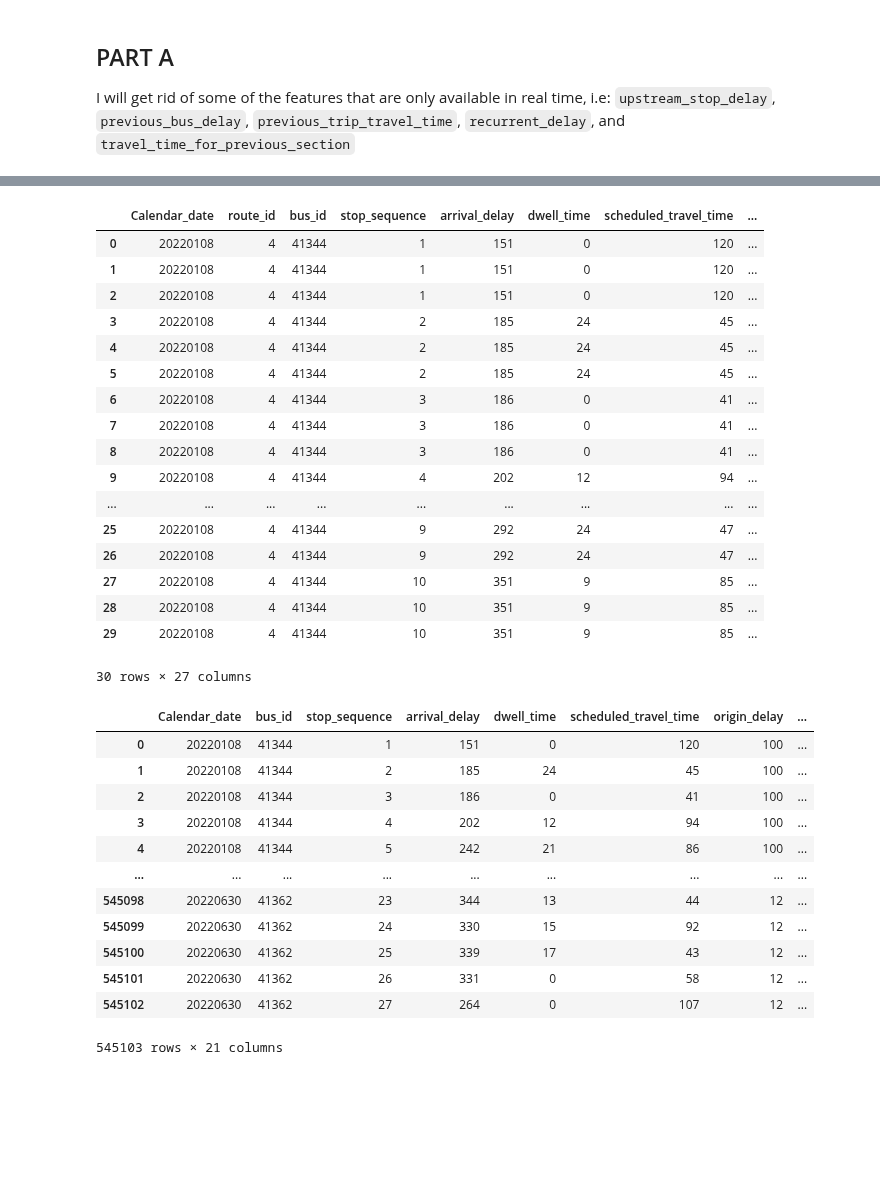
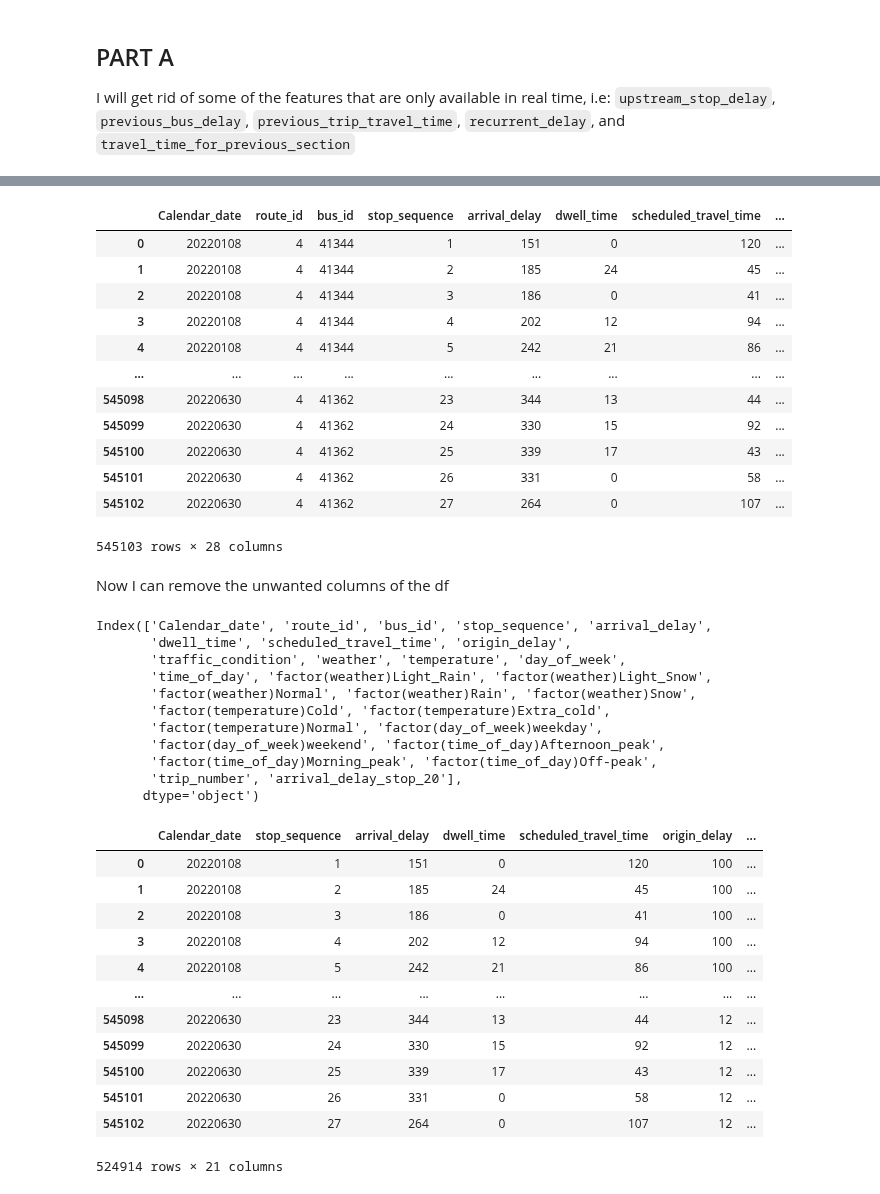
Before and after one commit to Gioalf/AH2179, a Jupyter notebook: project/AIprojectGioAlf.ipynb, the cells around one changed output, grey strips where cells are left out. Cells and saved outputs as stored; diff of their text form; code cells hidden in the pictures; blank space fills up the shorter version.

```diff
--- a/project/AIprojectGioAlf.ipynb
+++ b/project/AIprojectGioAlf.ipynb
@@ -271,46 +246,37 @@ delay_at_stop_20 = dfA_clean[dfA_clean['stop_sequence'] == 20][['Calendar_date',
 delay_at_stop_20 = delay_at_stop_20.rename(columns={'arrival_delay': 'arrival_delay_stop_20'})
 
 # Merge this information back into dfA_clean
-dfA_clean = pd.merge(dfA_clean, delay_at_stop_20, on=['Calendar_date', 'bus_id'], how='left')
+dfA_clean = pd.merge(dfA_clean, delay_at_stop_20, on=['Calendar_date', 'trip_number'], how='left')
 
 # Display the updated DataFrame
-dfA_clean.head(30)
-
-
-# dfA_clean=dfA_clean.drop(['route_id', 'weather', 'temperature', 'day_of_week',
-#        'time_of_day'], axis=1)
+dfA_clean
 # %% [output]
 |  | Calendar_date | route_id | bus_id | stop_sequence | arrival_delay | dwell_time | scheduled_travel_time | ... |
 | 0 | 20220108 | 4 | 41344 | 1 | 151 | 0 | 120 | ... |
-| 1 | 20220108 | 4 | 41344 | 1 | 151 | 0 | 120 | ... |
-| 2 | 20220108 | 4 | 41344 | 1 | 151 | 0 | 120 | ... |
-| 3 | 20220108 | 4 | 41344 | 2 | 185 | 24 | 45 | ... |
-| 4 | 20220108 | 4 | 41344 | 2 | 185 | 24 | 45 | ... |
-| 5 | 20220108 | 4 | 41344 | 2 | 185 | 24 | 45 | ... |
-| 6 | 20220108 | 4 | 41344 | 3 | 186 | 0 | 41 | ... |
-| 7 | 20220108 | 4 | 41344 | 3 | 186 | 0 | 41 | ... |
-| 8 | 20220108 | 4 | 41344 | 3 | 186 | 0 | 41 | ... |
-| 9 | 20220108 | 4 | 41344 | 4 | 202 | 12 | 94 | ... |
+| 1 | 20220108 | 4 | 41344 | 2 | 185 | 24 | 45 | ... |
+| 2 | 20220108 | 4 | 41344 | 3 | 186 | 0 | 41 | ... |
+| 3 | 20220108 | 4 | 41344 | 4 | 202 | 12 | 94 | ... |
+| 4 | 20220108 | 4 | 41344 | 5 | 242 | 21 | 86 | ... |
 | ... | ... | ... | ... | ... | ... | ... | ... | ... |
-| 25 | 20220108 | 4 | 41344 | 9 | 292 | 24 | 47 | ... |
-| 26 | 20220108 | 4 | 41344 | 9 | 292 | 24 | 47 | ... |
-| 27 | 20220108 | 4 | 41344 | 10 | 351 | 9 | 85 | ... |
-| 28 | 20220108 | 4 | 41344 | 10 | 351 | 9 | 85 | ... |
-| 29 | 20220108 | 4 | 41344 | 10 | 351 | 9 | 85 | ... |
+| 545098 | 20220630 | 4 | 41362 | 23 | 344 | 13 | 44 | ... |
+| 545099 | 20220630 | 4 | 41362 | 24 | 330 | 15 | 92 | ... |
+| 545100 | 20220630 | 4 | 41362 | 25 | 339 | 17 | 43 | ... |
+| 545101 | 20220630 | 4 | 41362 | 26 | 331 | 0 | 58 | ... |
+| 545102 | 20220630 | 4 | 41362 | 27 | 264 | 0 | 107 | ... |
-30 rows × 27 columns
+545103 rows × 28 columns
+# %% [markdown]
+Now I can remove the unwanted columns of the df
 # %%
-dfA_clean
+dfA_clean.columns
 # %% [output]
-|  | Calendar_date | bus_id | stop_sequence | arrival_delay | dwell_time | scheduled_travel_time | origin_delay | ... |
-| 0 | 20220108 | 41344 | 1 | 151 | 0 | 120 | 100 | ... |
-| 1 | 20220108 | 41344 | 2 | 185 | 24 | 45 | 100 | ... |
-| 2 | 20220108 | 41344 | 3 | 186 | 0 | 41 | 100 | ... |
-| 3 | 20220108 | 41344 | 4 | 202 | 12 | 94 | 100 | ... |
-| 4 | 20220108 | 41344 | 5 | 242 | 21 | 86 | 100 | ... |
-| ... | ... | ... | ... | ... | ... | ... | ... | ... |
-| 545098 | 20220630 | 41362 | 23 | 344 | 13 | 44 | 12 | ... |
-| 545099 | 20220630 | 41362 | 24 | 330 | 15 | 92 | 12 | ... |
-| 545100 | 20220630 | 41362 | 25 | 339 | 17 | 43 | 12 | ... |
-| 545101 | 20220630 | 41362 | 26 | 331 | 0 | 58 | 12 | ... |
-| 545102 | 20220630 | 41362 | 27 | 264 | 0 | 107 | 12 | ... |
-545103 rows × 21 columns
+Index(['Calendar_date', 'route_id', 'bus_id', 'stop_sequence', 'arrival_delay',
+       'dwell_time', 'scheduled_travel_time', 'origin_delay',
+       'traffic_condition', 'weather', 'temperature', 'day_of_week',
+       'time_of_day', 'factor(weather)Light_Rain', 'factor(weather)Light_Snow',
+       'factor(weather)Normal', 'factor(weather)Rain', 'factor(weather)Snow',
+       'factor(temperature)Cold', 'factor(temperature)Extra_cold',
+       'factor(temperature)Normal', 'factor(day_of_week)weekday',
+       'factor(day_of_week)weekend', 'factor(time_of_day)Afternoon_peak',
+       'factor(time_of_day)Morning_peak', 'factor(time_of_day)Off-peak',
+       'trip_number', 'arrival_delay_stop_20'],
+      dtype='object')
@@ -316,0 +289,16 @@ dfA_clean
+# %%
+dfA_model1
+# %% [output]
+|  | Calendar_date | stop_sequence | arrival_delay | dwell_time | scheduled_travel_time | origin_delay | ... |
+| 0 | 20220108 | 1 | 151 | 0 | 120 | 100 | ... |
+| 1 | 20220108 | 2 | 185 | 24 | 45 | 100 | ... |
+| 2 | 20220108 | 3 | 186 | 0 | 41 | 100 | ... |
+| 3 | 20220108 | 4 | 202 | 12 | 94 | 100 | ... |
+| 4 | 20220108 | 5 | 242 | 21 | 86 | 100 | ... |
+| ... | ... | ... | ... | ... | ... | ... | ... |
+| 545098 | 20220630 | 23 | 344 | 13 | 44 | 12 | ... |
+| 545099 | 20220630 | 24 | 330 | 15 | 92 | 12 | ... |
+| 545100 | 20220630 | 25 | 339 | 17 | 43 | 12 | ... |
+| 545101 | 20220630 | 26 | 331 | 0 | 58 | 12 | ... |
+| 545102 | 20220630 | 27 | 264 | 0 | 107 | 12 | ... |
+524914 rows × 21 columns
```
Also changed, not shown: parts of 24 cells of this notebook.
